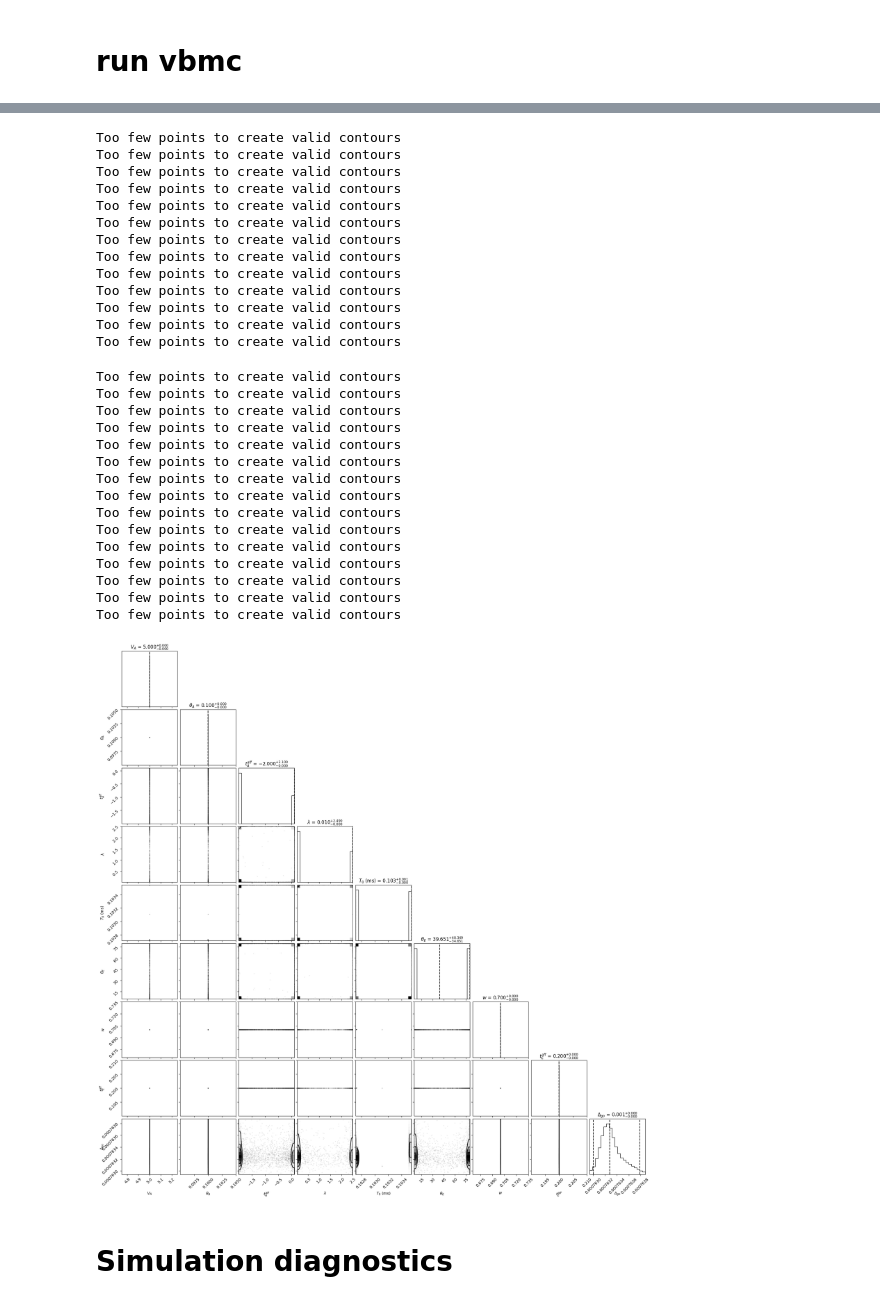
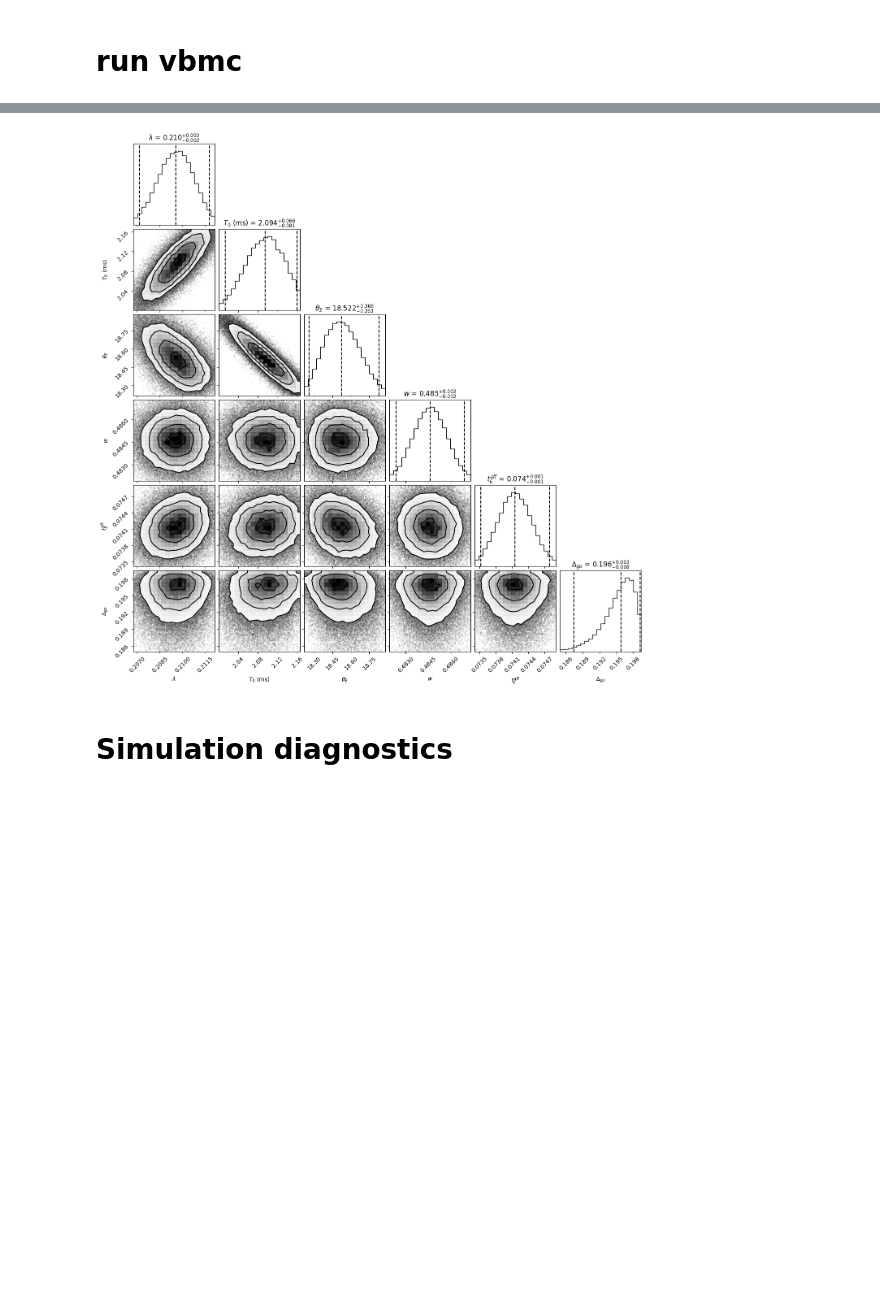
Before and after one commit to rakaar/ddm_data, a Jupyter notebook: explore_more_data/fit_comparable.ipynb, the cells around one changed output, grey strips where cells are left out. Drawn from its saved outputs; the diff is of its cells as text; code cells hidden in the pictures; blank space fills up the shorter version.

```diff
--- a/explore_more_data/fit_comparable.ipynb
+++ b/explore_more_data/fit_comparable.ipynb
@@ -269,9 +243,6 @@ def vbmc_joint_fn(params):
 # %%
 # Add bounds for all parameters (order: V_A, theta_A, t_A_aff, rate_lambda, T_0, theta_E, w, t_E_aff, del_go)
 lb = np.array([
-    V_A_bounds[0],
-    theta_A_bounds[0],
-    t_A_aff_bounds[0],
     rate_lambda_bounds[0],
     T_0_bounds[0],
     theta_E_bounds[0],
@@ -281,9 +252,6 @@ lb = np.array([
 ])
 
 ub = np.array([
-    V_A_bounds[1],
-    theta_A_bounds[1],
-    t_A_aff_bounds[1],
     rate_lambda_bounds[1],
     T_0_bounds[1],
     theta_E_bounds[1],
@@ -293,9 +261,6 @@ ub = np.array([
 ])
 
 plb = np.array([
-    V_A_plausible_bounds[0],
-    theta_A_plausible_bounds[0],
-    t_A_aff_plausible_bounds[0],
     rate_lambda_plausible_bounds[0],
     T_0_plausible_bounds[0],
     theta_E_plausible_bounds[0],
@@ -305,9 +270,6 @@ plb = np.array([
 ])
 
 pub = np.array([
-    V_A_plausible_bounds[1],
-    theta_A_plausible_bounds[1],
-    t_A_aff_plausible_bounds[1],
     rate_lambda_plausible_bounds[1],
     T_0_plausible_bounds[1],
     theta_E_plausible_bounds[1],
@@ -318,20 +280,21 @@ pub = np.array([
 
 # Initialize with random values within plausible bounds
 np.random.seed(42)
-V_A_0 = np.random.uniform(*V_A_plausible_bounds)
-theta_A_0 = np.random.uniform(*theta_A_plausible_bounds)
-t_A_aff_0 = np.random.uniform(*t_A_aff_plausible_bounds)
-rate_lambda_0 = np.random.uniform(*rate_lambda_plausible_bounds)
-T_0_0 = np.random.uniform(*T_0_plausible_bounds)
-theta_E_0 = np.random.uniform(*theta_E_plausible_bounds)
-w_0 = np.random.uniform(*w_plausible_bounds)
-t_E_aff_0 = np.random.uniform(*t_E_aff_plausible_bounds)
-del_go_0 = np.random.uniform(*del_go_plausible_bounds)
+# rate_lambda_0 = np.random.uniform(*rate_lambda_plausible_bounds)
+# T_0_0 = np.random.uniform(*T_0_plausible_bounds)
+# theta_E_0 = np.random.uniform(*theta_E_plausible_bounds)
+# w_0 = np.random.uniform(*w_plausible_bounds)
+# t_E_aff_0 = np.random.uniform(*t_E_aff_plausible_bounds)
+# del_go_0 = np.random.uniform(*del_go_plausible_bounds)
+
+rate_lambda_0 = 0.17
+T_0_0 = 1.5 * 1e-3
+theta_E_0 = 20
+w_0 = 0.51
+t_E_aff_0 = 0.071
+del_go_0 = 0.19
 
 x_0 = np.array([
-    V_A_0,
-    theta_A_0,
-    t_A_aff_0,
     rate_lambda_0,
     T_0_0,
     theta_E_0,
@@ -388,69 +332,38 @@ Caution: Returned variational solution may have not converged.
 vp_samples = vp.sample(int(1e5))[0]
 
 # Convert T_0 to ms (T_0 is at index 4)
-vp_samples[:, 4] *= 1e3
+vp_samples[:, 1] *= 1e3
 
 # Parameter labels (order matters!)
 param_labels = [
-    r'$V_A$',           # 0
-    r'$\theta_A$',      # 1
-    r'$t_A^{aff}$',     # 2
     r'$\lambda$',       # 3
     r'$T_0$ (ms)',      # 4
     r'$\theta_E$',      # 5
     r'$w$',             # 6
     r'$t_E^{aff}$',     # 7
     r'$\Delta_{go}$'    # 8
 ]
 
 # Compute 1st and 99th percentiles for each param to restrict range
 percentiles = np.percentile(vp_samples, [1, 99], axis=0)
 _ranges = [(percentiles[0, i], percentiles[1, i]) for i in range(vp_samples.shape[1])]
 
 # Create the corner plot
 fig = corner.corner(
     vp_samples,
     labels=param_labels,
     show_titles=True,
     quantiles=[0.025, 0.5, 0.975],
     range=_ranges,
     title_fmt=".3f"
 )
 
 # Convert T_0 back to original units if needed
-vp_samples[:, 4] /= 1e3
+vp_samples[:, 1] /= 1e3
 
 plt.show()
 # %% [output]
-Too few points to create valid contours
-Too few points to create valid contours
-Too few points to create valid contours
-Too few points to create valid contours
-Too few points to create valid contours
-Too few points to create valid contours
-Too few points to create valid contours
-Too few points to create valid contours
-Too few points to create valid contours
-Too few points to create valid contours
-Too few points to create valid contours
-Too few points to create valid contours
-Too few points to create valid contours
-Too few points to create valid contours
-Too few points to create valid contours
-Too few points to create valid contours
-Too few points to create valid contours
-Too few points to create valid contours
-Too few points to create valid contours
-Too few points to create valid contours
-Too few points to create valid contours
-Too few points to create valid contours
-Too few points to create valid contours
-Too few points to create valid contours
-Too few points to create valid contours
-Too few points to create valid contours
-Too few points to create valid contours
-Too few points to create valid contours
-[figure, old version]
+[figure, new version]
 # %%
 # vbmc.save('non_linear_only_norm_decent_non_convg.pkl')
 # %% [markdown]
```
Also changed, not shown: parts of 28 cells of this notebook, 5 other files.
